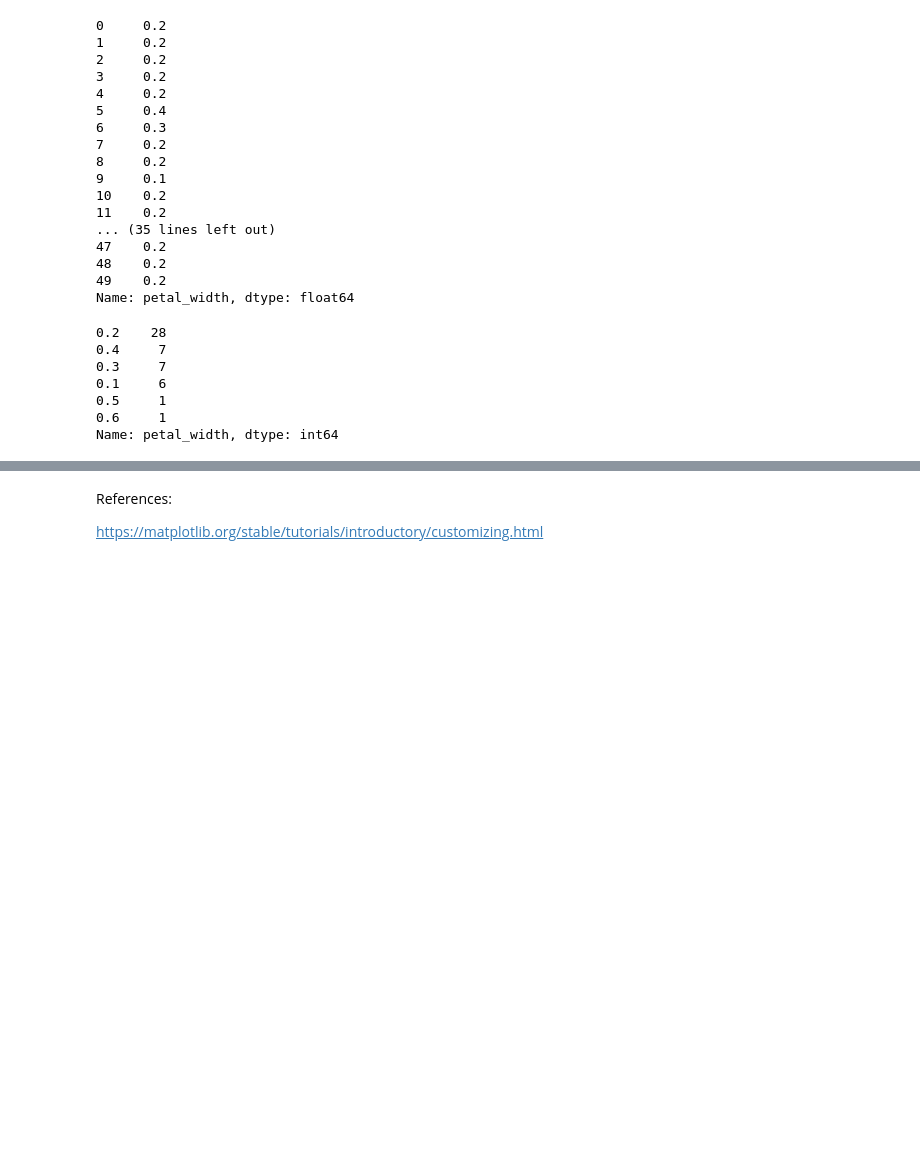
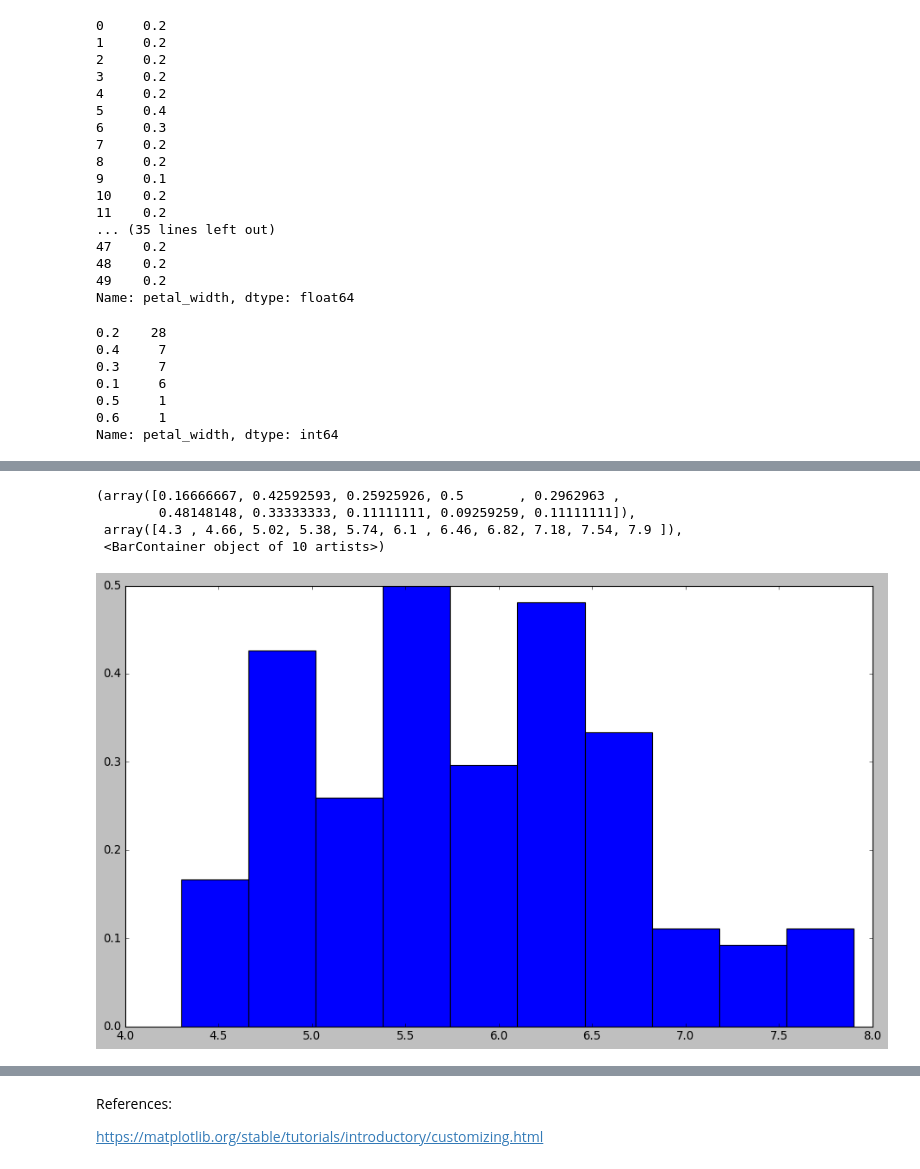
Before and after one commit to doodymack/Bar__Histograms, a Jupyter notebook: Bar_Histograms_Coursework.ipynb, the cells around one changed output, grey strips where cells are left out. Drawn from its saved outputs; the diff is of its cells as text; code cells hidden in the pictures; blank space fills up the shorter version.

```diff
--- a/Bar_Histograms_Coursework.ipynb
+++ b/Bar_Histograms_Coursework.ipynb
@@ -196,0 +299,11 @@ plt.bar(sepal_counts.index, sepal_counts, width = 0.05)
+# %%
+# density = True
+# when add area of each rectangles that would be the area
+# normalized
+plt.hist(sepal_length, density=True)
+# %% [output]
+(array([0.16666667, 0.42592593, 0.25925926, 0.5       , 0.2962963 ,
+        0.48148148, 0.33333333, 0.11111111, 0.09259259, 0.11111111]),
+ array([4.3 , 4.66, 5.02, 5.38, 5.74, 6.1 , 6.46, 6.82, 7.18, 7.54, 7.9 ]),
+ <BarContainer object of 10 artists>)
+[figure, added]
```
Also changed, not shown: parts of 31 cells of this notebook.
